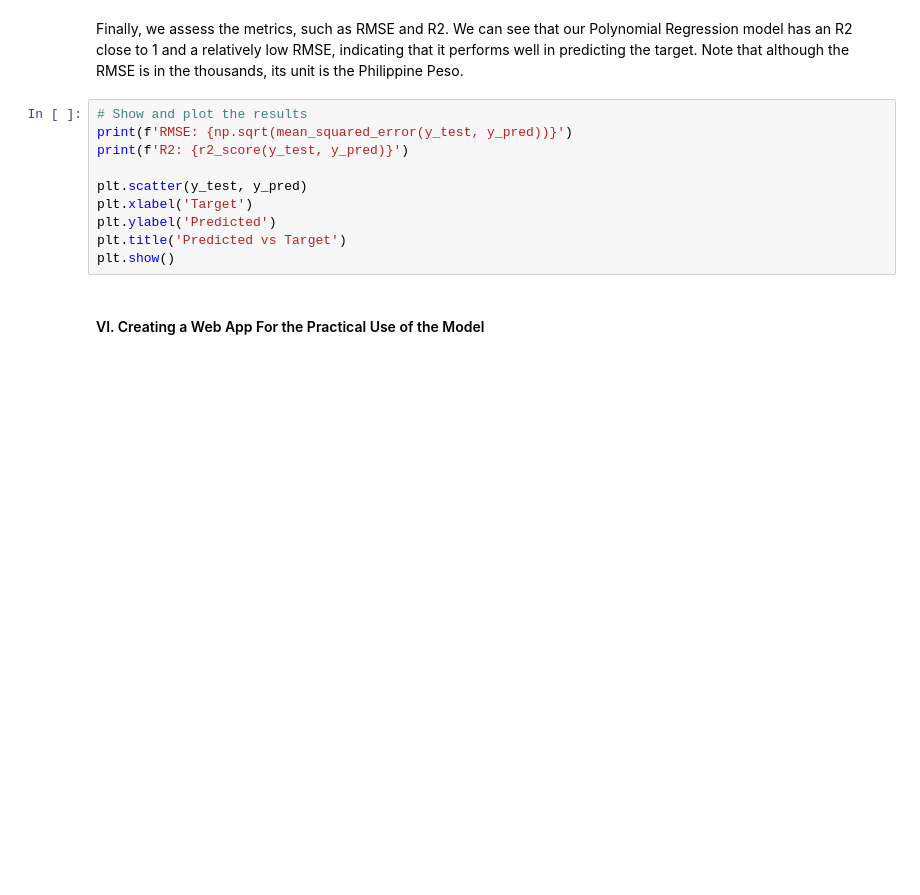
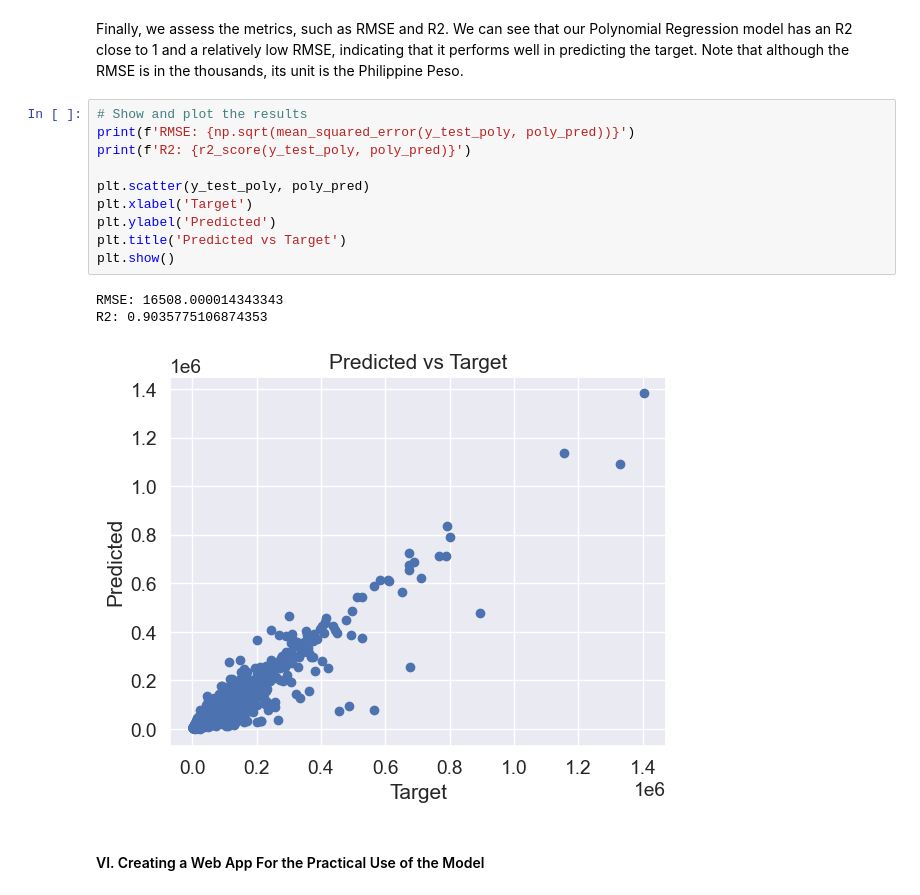
Before and after one commit to d1w1rm4/CS180-Project, a Jupyter notebook: model_code.ipynb, the cells around one changed output. Saved outputs shown, nothing was run; the diff lists cells and outputs as text; blank space fills up the shorter version.

```diff
--- a/model_code.ipynb
+++ b/model_code.ipynb
@@ -604,14 +660,18 @@ y_pred = regressor.predict(X_test)
 Finally, we assess the metrics, such as RMSE and R2. We can see that our Polynomial Regression model has an R2 close to 1 and a relatively low RMSE, indicating that it performs well in predicting the target. Note that although the RMSE is in the thousands, its unit is the Philippine Peso.
 # %%
 # Show and plot the results
-print(f'RMSE: {np.sqrt(mean_squared_error(y_test, y_pred))}')
-print(f'R2: {r2_score(y_test, y_pred)}')
+print(f'RMSE: {np.sqrt(mean_squared_error(y_test_poly, poly_pred))}')
+print(f'R2: {r2_score(y_test_poly, poly_pred)}')
 
-plt.scatter(y_test, y_pred)
+plt.scatter(y_test_poly, poly_pred)
 plt.xlabel('Target')
 plt.ylabel('Predicted')
 plt.title('Predicted vs Target')
 plt.show()
+# %% [output]
+RMSE: 16508.000014343343
+R2: 0.9035775106874353
+[figure, added]
 # %% [markdown]
 #### VI. Creating a Web App For the Practical Use of the Model
 # %% [markdown]
```
Also changed, not shown: parts of 19 cells of this notebook.
